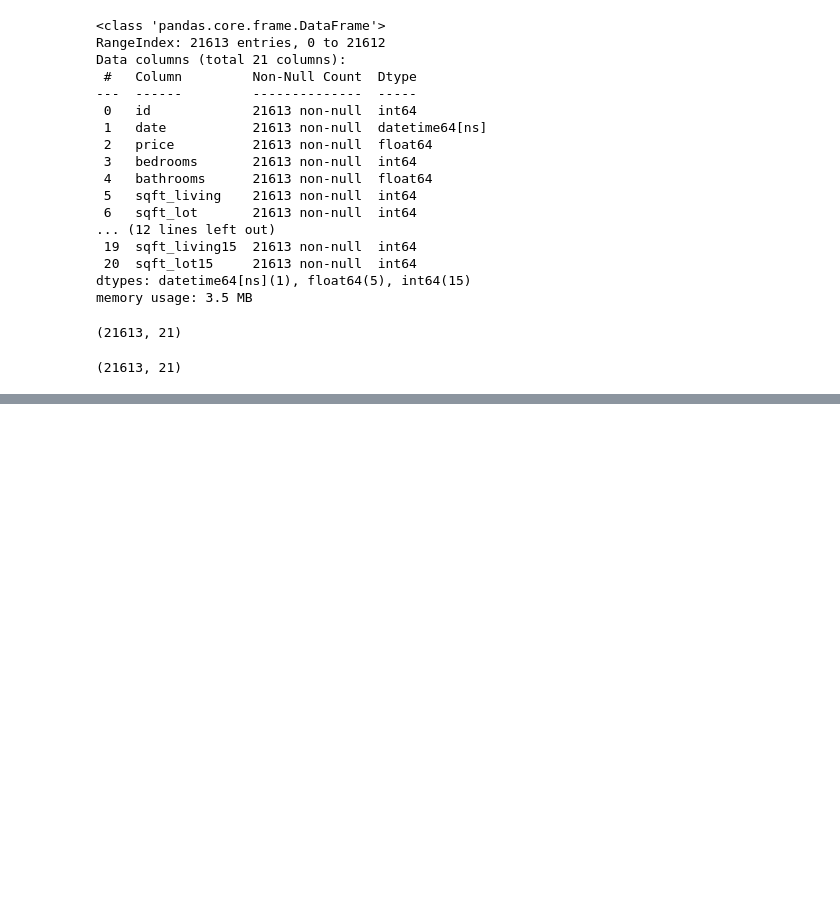
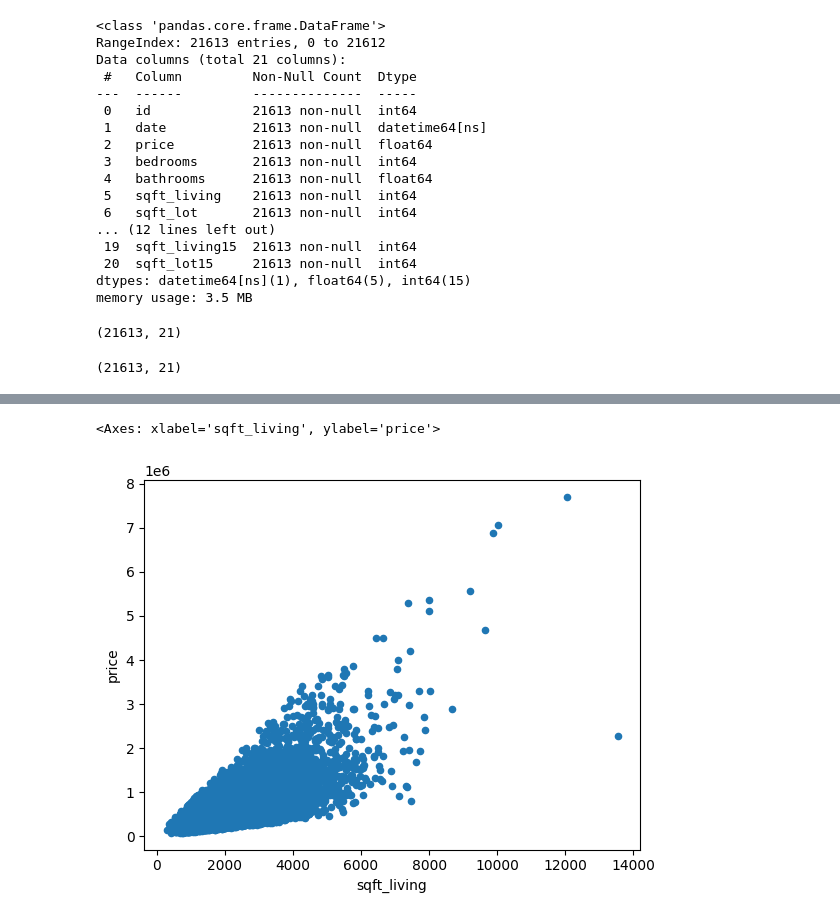
Before and after one commit to Metaphysicist1/GITA-ML, a Jupyter notebook: Task2/Task2_Script.ipynb, the cells around one changed output, grey strips where cells are left out. Cells and saved outputs as stored; diff of their text form; code cells hidden in the pictures; blank space fills up the shorter version.

```diff
--- a/Task2/Task2_Script.ipynb
+++ b/Task2/Task2_Script.ipynb
@@ -112,0 +161,5 @@ df.shape
+# %%
+df.plot(x="sqft_living", y="price", kind="scatter")
+# %% [output]
+<Axes: xlabel='sqft_living', ylabel='price'>
+[figure, added]
```
Also changed, not shown: parts of 7 cells of this notebook.
